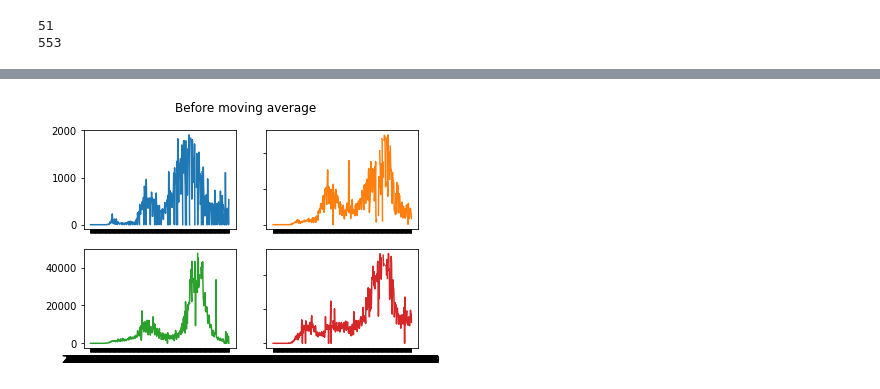
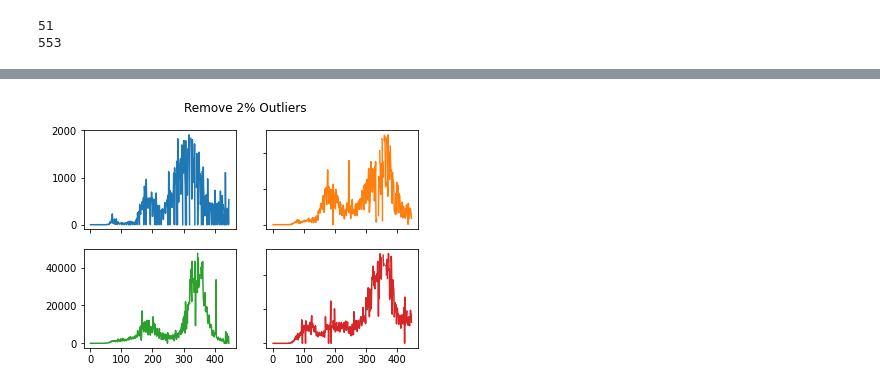
Before and after one commit to Rosie-Ping/Aggie-Hackathon, a Jupyter notebook: Covid_Mobility.ipynb, the cells around one changed output, grey strips where cells are left out. Cells and saved outputs as stored; diff of their text form; code cells hidden in the pictures.

```diff
--- a/Covid_Mobility.ipynb
+++ b/Covid_Mobility.ipynb
@@ -84,12 +55,12 @@ plt.show()
 # %%
 fig, ((ax1, ax2), (ax3, ax4)) = plt.subplots(2, 2)
-fig.suptitle('Before moving average')
-ax1.plot(case[case['state']=='ID'].date, case[case['state']=='ID'].new_confirmed_cases_remove_otl)
-ax2.plot(case[case['state']=='TX'].date, case[case['state']=='TX'].new_confirmed_cases_remove_otl, 'tab:orange')
-ax3.plot(case[case['state']=='CA'].date, case[case['state']=='CA'].new_confirmed_cases_remove_otl, 'tab:green')
-ax4.plot(case[case['state']=='VA'].date, case[case['state']=='VA'].new_confirmed_cases_remove_otl, 'tab:red')
+fig.suptitle('Remove 2% Outliers')
+ax1.plot(range(0,len(case[case['state']=='ID'])), case[case['state']=='ID'].new_confirmed_cases_remove_otl)
+ax2.plot(range(0,len(case[case['state']=='TX'])), case[case['state']=='TX'].new_confirmed_cases_remove_otl, 'tab:orange')
+ax3.plot(range(0,len(case[case['state']=='CA'])), case[case['state']=='CA'].new_confirmed_cases_remove_otl, 'tab:green')
+ax4.plot(range(0,len(case[case['state']=='VA'])), case[case['state']=='VA'].new_confirmed_cases_remove_otl, 'tab:red')
 
 for ax in fig.get_axes():
     ax.label_outer()
 # %% [output]
-[figure, old version]
+[figure, new version]
```
Also changed, not shown: parts of 37 cells of this notebook.
